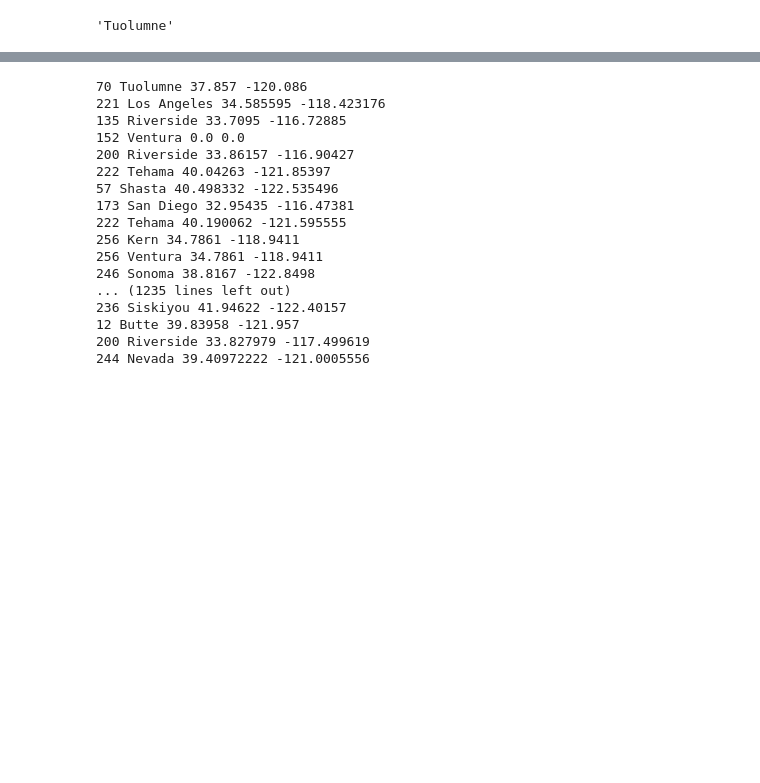
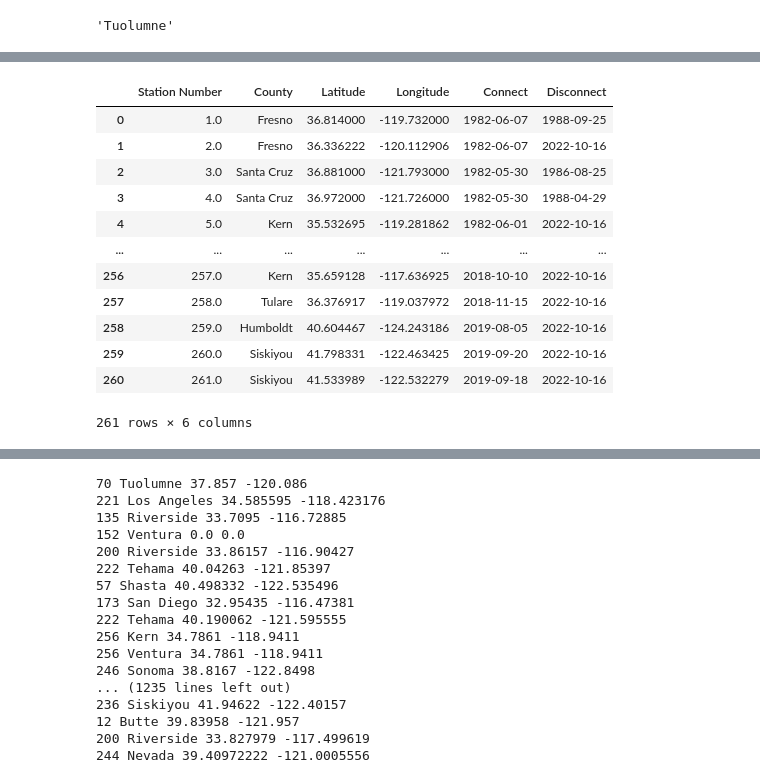
Before and after one commit to MrTooExplosive/Wildfire-Predictor, a Jupyter notebook: AcquireFtp_Files.ipynb, the cells around one changed output, grey strips where cells are left out. Saved outputs shown, nothing was run; the diff lists cells and outputs as text; code cells hidden in the pictures; blank space fills up the shorter version.

Commit message:
Adds a function to find the closest station for a location and date
- Cleans the dataframe of stations
- Adds a function to return the closest station for a location and date

```diff
--- a/AcquireFtp_Files.ipynb
+++ b/AcquireFtp_Files.ipynb
@@ -170,25 +173,22 @@ Name: County, Length: 262, dtype: bool
 # %%
-def returnStationNumber(lat: float, long: float, county):
-    long_list = []
-    if lat != 0.0 and long != 0.0:
-        max_lat_limit = lat
-        min_lat_limit = trunc(max_lat_limit * 10) / 10
-        test_df = station_list[station_list['Latitude'] <= max_lat_limit][station_list['Latitude'] >= min_lat_limit ]
-        while test_df.empty and min_lat_limit > 0 and min_lat_limit < 1000:
-#             print('Still in loop',min_lat_limit)
-            min_lat_limit -= .1
-            test_df = station_list[station_list['Latitude'] <= max_lat_limit][station_list['Latitude'] >= min_lat_limit ]
-        if min_lat_limit < 0 or min_lat_limit > 1000:
-            return 0.0
-        for idx, row in test_df.iterrows():
-            long_diff = row['Longitude'] - long
-            long_list.append(long_diff)
-    else:
-        try:
-            return station_list.loc[station_list['County'] == county]['Station Number'].iloc[0]
-        except:
-            return 0.0
-    try:
-        return test_df.loc[test_df['Longitude'] == max(long_list) + long, 'Station Number'].iloc[0]
-    except:
-        return 0.0
+stations = pd.read_excel("CIMIS Stations List (January20).xlsx")
+stations = stations.drop(261)
+stations = stations.drop(["DWR Regional Office*", "Name", "Status", "ELEV"], 1)
+stations["Connect"] = pd.to_datetime(stations["Connect"]).dt.date
+stations.replace("Active", dt.datetime.now(), inplace=True)
+stations["Disconnect"] = pd.to_datetime(stations["Disconnect"]).dt.date
+stations
+# %% [output]
+|  | Station Number | County | Latitude | Longitude | Connect | Disconnect |
+| 0 | 1.0 | Fresno | 36.814000 | -119.732000 | 1982-06-07 | 1988-09-25 |
+| 1 | 2.0 | Fresno | 36.336222 | -120.112906 | 1982-06-07 | 2022-10-16 |
+| 2 | 3.0 | Santa Cruz | 36.881000 | -121.793000 | 1982-05-30 | 1986-08-25 |
+| 3 | 4.0 | Santa Cruz | 36.972000 | -121.726000 | 1982-05-30 | 1988-04-29 |
+| 4 | 5.0 | Kern | 35.532695 | -119.281862 | 1982-06-01 | 2022-10-16 |
+| ... | ... | ... | ... | ... | ... | ... |
+| 256 | 257.0 | Kern | 35.659128 | -117.636925 | 2018-10-10 | 2022-10-16 |
+| 257 | 258.0 | Tulare | 36.376917 | -119.037972 | 2018-11-15 | 2022-10-16 |
+| 258 | 259.0 | Humboldt | 40.604467 | -124.243186 | 2019-08-05 | 2022-10-16 |
+| 259 | 260.0 | Siskiyou | 41.798331 | -122.463425 | 2019-09-20 | 2022-10-16 |
+| 260 | 261.0 | Siskiyou | 41.533989 | -122.532279 | 2019-09-18 | 2022-10-16 |
+261 rows × 6 columns
```
Also changed, not shown: parts of 12 cells of this notebook.
